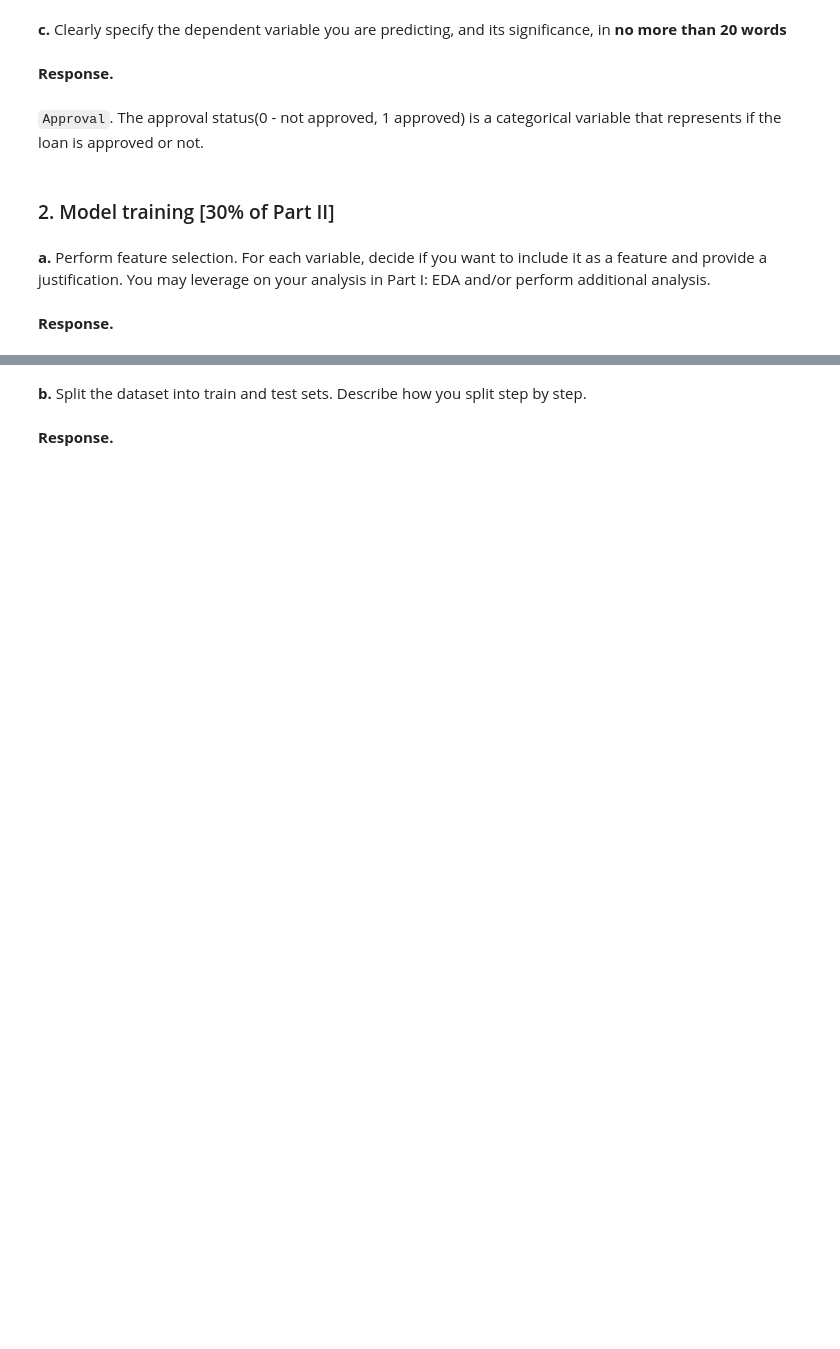
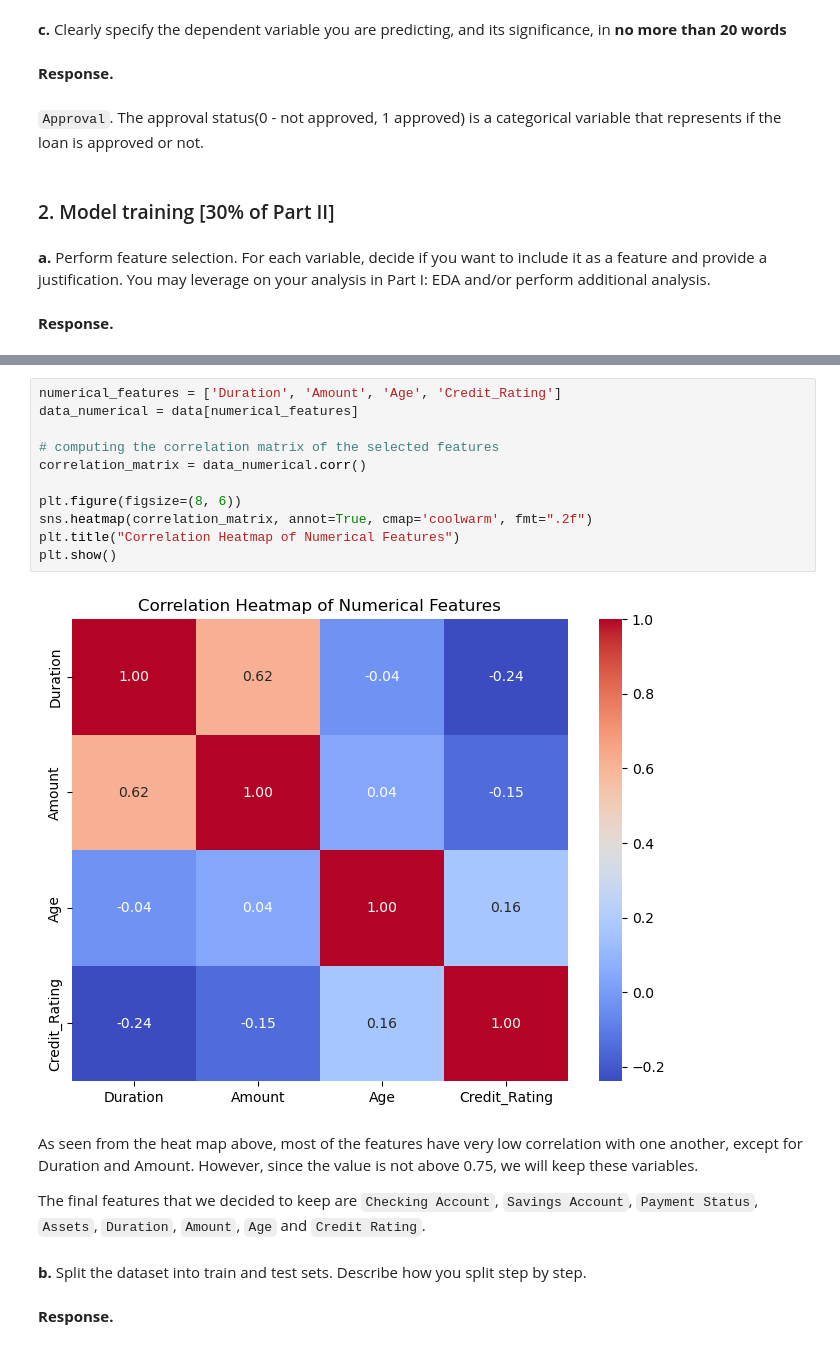
Before and after one commit to rynrindesu/cs105-credit-modeling, a Jupyter notebook: CS105 Project Submission (Final) 2025-checkpoint-checkpoint.ipynb, the cells around one changed output, grey strips where cells are left out. Drawn from its saved outputs; the diff is of its cells as text; blank space fills up the shorter version.

```diff
--- a/CS105 Project Submission (Final) 2025-checkpoint-checkpoint.ipynb
+++ b/CS105 Project Submission (Final) 2025-checkpoint-checkpoint.ipynb
@@ -563,3 +567,20 @@ Numerical Variables VS Loan Approval:
+# %%
+numerical_features = ['Duration', 'Amount', 'Age', 'Credit_Rating']
+data_numerical = data[numerical_features]
+
+# computing the correlation matrix of the selected features
+correlation_matrix = data_numerical.corr()
+
+plt.figure(figsize=(8, 6))
+sns.heatmap(correlation_matrix, annot=True, cmap='coolwarm', fmt=".2f")
+plt.title("Correlation Heatmap of Numerical Features")
+plt.show()
+# %% [output]
+[figure, added]
+# %% [markdown]
+As seen from the heat map above, most of the features have very low correlation with one another, except for Duration and Amount. However, since the value is not above 0.75, we will keep these variables.
+
+The final features that we decided to keep are `Checking Account`, `Savings Account`, `Payment Status`, `Assets`, `Duration`, `Amount`, `Age` and `Credit Rating`.
 # %% [markdown]
 **b.** Split the dataset into train and test sets. Describe how you split step by step.
 # %% [markdown]
```
Also changed, not shown: parts of 12 cells of this notebook.
